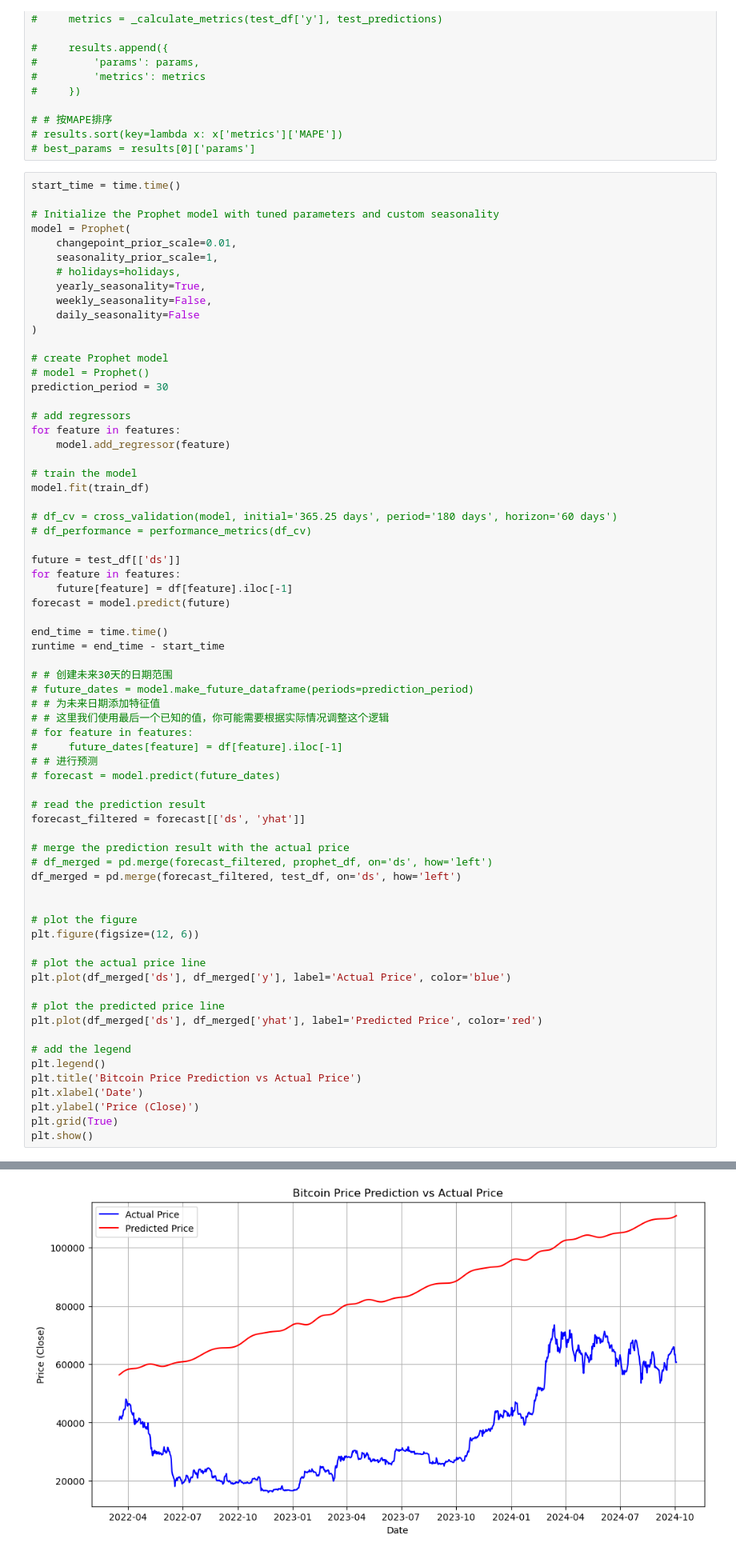
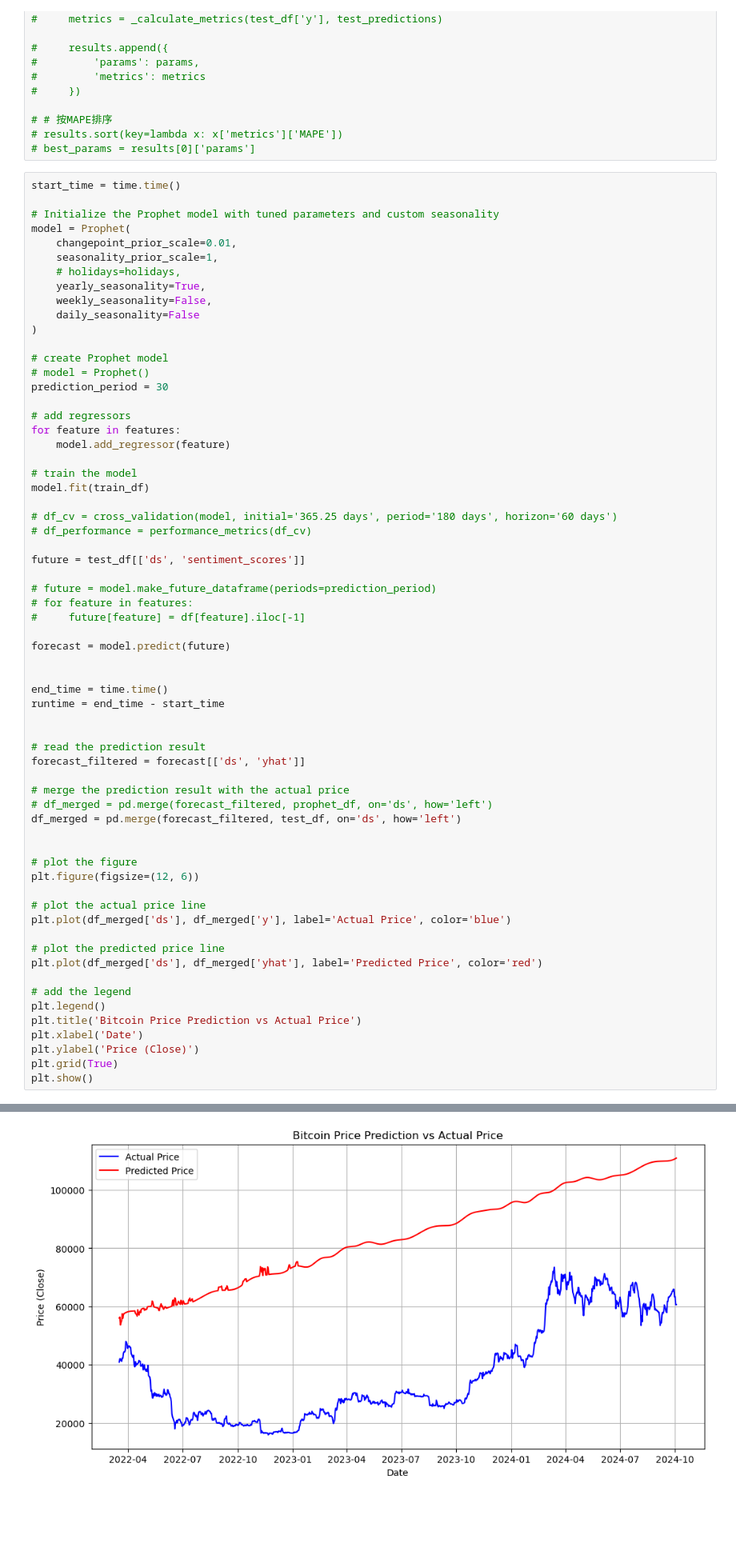
Before and after one commit to lcxWEB/bitflow, a Jupyter notebook: bitcoin_prediction/prophet.ipynb, the cells around one changed output, grey strips where cells are left out. Shown: that part at 80% size. Saved outputs shown, nothing was run; the diff lists cells and outputs as text; blank space fills up the shorter version.

Commit message:
predict bitcoin prices using prophet

```diff
--- a/bitcoin_prediction/prophet.ipynb
+++ b/bitcoin_prediction/prophet.ipynb
@@ -135,22 +137,18 @@ model.fit(train_df)
 # df_cv = cross_validation(model, initial='365.25 days', period='180 days', horizon='60 days')
 # df_performance = performance_metrics(df_cv)
 
-future = test_df[['ds']]
-for feature in features:
-    future[feature] = df[feature].iloc[-1]
+future = test_df[['ds', 'sentiment_scores']]
+
+# future = model.make_future_dataframe(periods=prediction_period)
+# for feature in features:
+#     future[feature] = df[feature].iloc[-1]
+
 forecast = model.predict(future)
+
 
 end_time = time.time()
 runtime = end_time - start_time
 
-# # 创建未来30天的日期范围
-# future_dates = model.make_future_dataframe(periods=prediction_period)
-# # 为未来日期添加特征值
-# # 这里我们使用最后一个已知的值，你可能需要根据实际情况调整这个逻辑
-# for feature in features:
-#     future_dates[feature] = df[feature].iloc[-1]
-# # 进行预测
-# forecast = model.predict(future_dates)
 
 # read the prediction result
 forecast_filtered = forecast[['ds', 'yhat']]
@@ -187,4 +180,4 @@ See the caveats in the documentation: https://pandas.pydata.org/pandas-docs/stab
-[figure, old version]
+[figure, new version]
 # %%
 # 预测已知的历史数据
 historical_forecast = model.predict(prophet_df)
```
Also changed, not shown: parts of 6 cells of this notebook.
